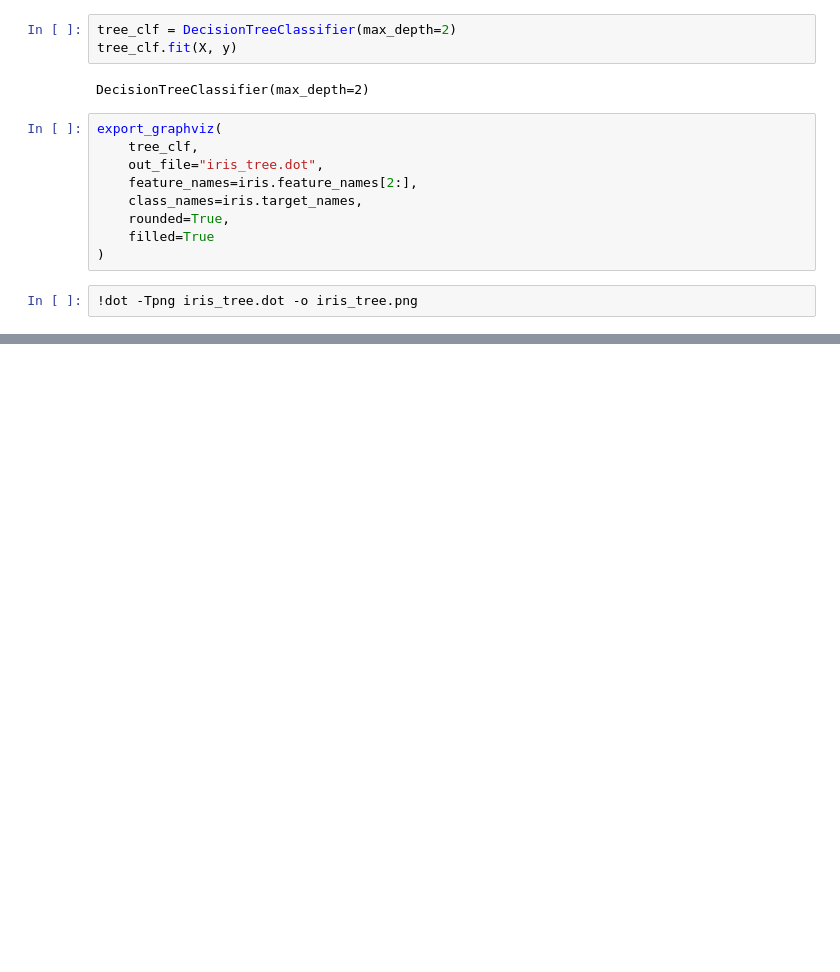
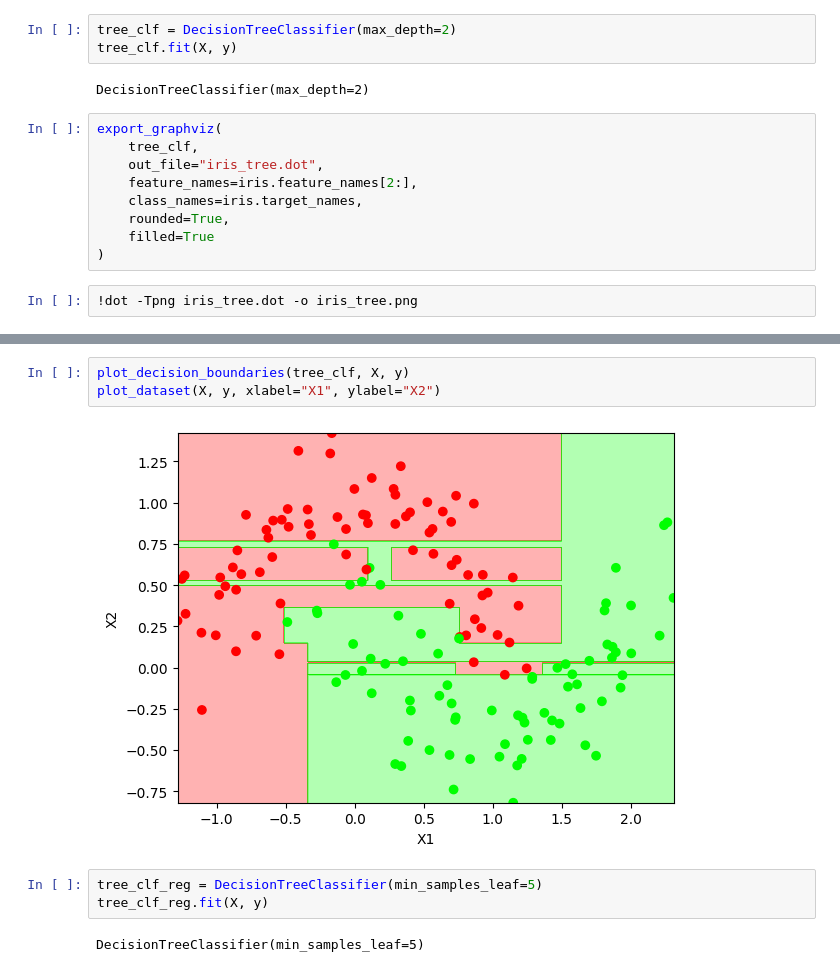
Before and after one commit to abhishak3/MLM, a Jupyter notebook: 05.DecisionTrees.ipynb, the cells around one changed output, grey strips where cells are left out. Cells and saved outputs as stored; diff of their text form; blank space fills up the shorter version.

```diff
--- a/05.DecisionTrees.ipynb
+++ b/05.DecisionTrees.ipynb
@@ -56,0 +80,10 @@ plt.show()
+# %%
+plot_decision_boundaries(tree_clf, X, y)
+plot_dataset(X, y, xlabel="X1", ylabel="X2")
+# %% [output]
+[figure, added]
+# %%
+tree_clf_reg = DecisionTreeClassifier(min_samples_leaf=5)
+tree_clf_reg.fit(X, y)
+# %% [output]
+DecisionTreeClassifier(min_samples_leaf=5)
```
Also changed, not shown: parts of 7 cells of this notebook.
